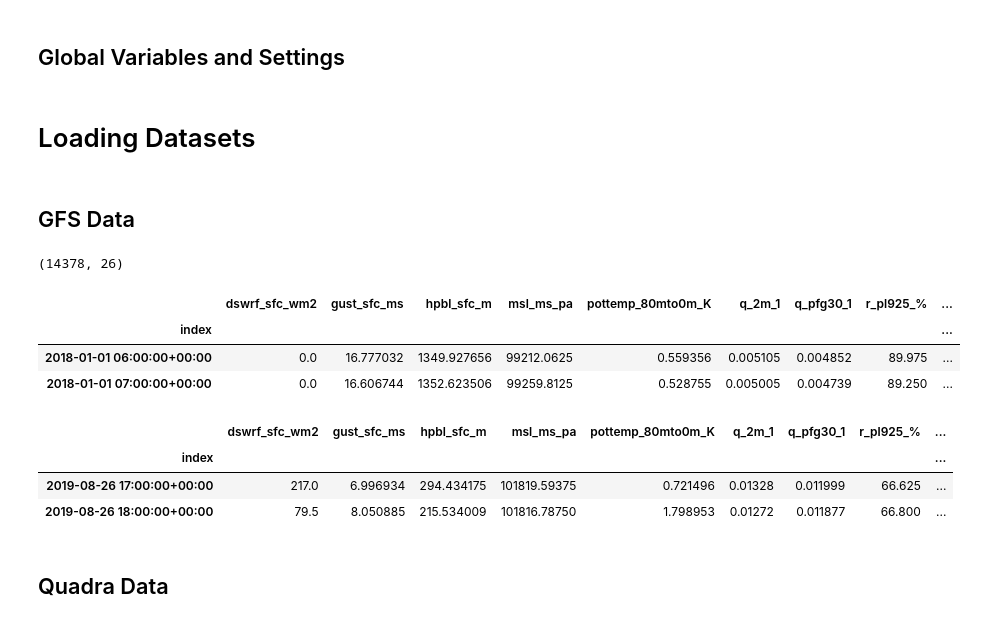
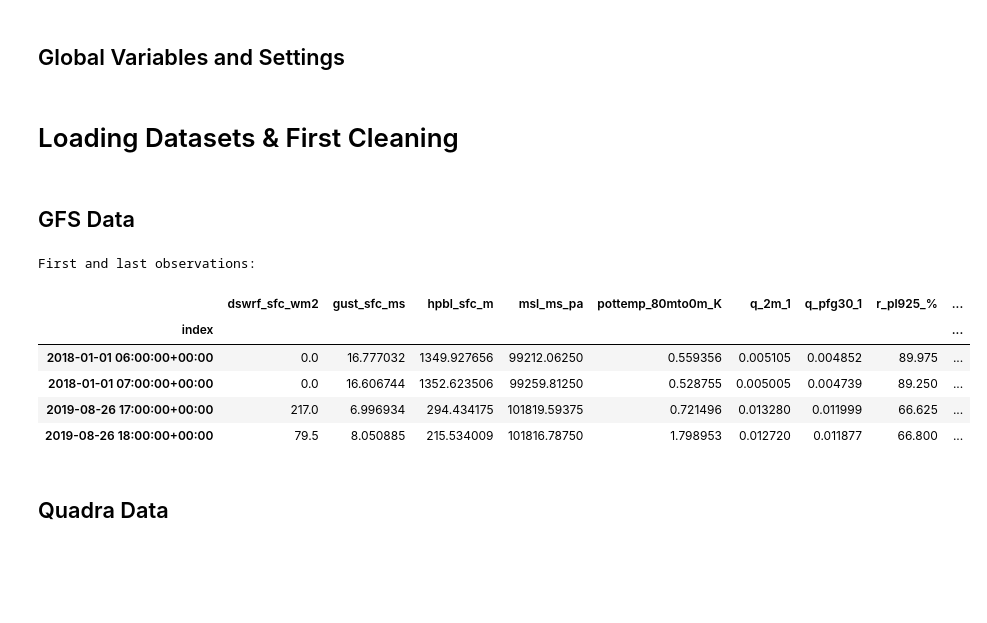
Before and after one commit to JonJae/TimeSeriesPrediction_FeedInMngmt, a Jupyter notebook: FeedInMngmt_EDA.ipynb, the cells around one changed output. Saved outputs shown, nothing was run; the diff lists cells and outputs as text; code cells hidden in the pictures; blank space fills up the shorter version.

```diff
--- a/FeedInMngmt_EDA.ipynb
+++ b/FeedInMngmt_EDA.ipynb
@@ -75,7 +75,7 @@ warnings.filterwarnings('ignore')
 pd.set_option('display.max_columns', None)
 RSEED = 42
 # %% [markdown]
-# Loading Datasets
+# Loading Datasets & First Cleaning
 # %% [markdown]
 ## GFS Data
 # %%
@@ -84,22 +84,17 @@ with open('./data/griddata_gfs_us_20180101_20190826_03_final.p', 'rb') as f:
     u = pickle._Unpickler(f)
     u.encoding = 'latin1'
     df_features = u.load()
-# %%
-print(df_features.shape)
-df_features.head(2)
-# %% [output]
-(14378, 26)
-|  | dswrf_sfc_wm2 | gust_sfc_ms | hpbl_sfc_m | msl_ms_pa | pottemp_80mto0m_K | q_2m_1 | q_pfg30_1 | r_pl925_% | ... |
-| index |  |  |  |  |  |  |  |  | ... |
-| 2018-01-01 06:00:00+00:00 | 0.0 | 16.777032 | 1349.927656 | 99212.0625 | 0.559356 | 0.005105 | 0.004852 | 89.975 | ... |
-| 2018-01-01 07:00:00+00:00 | 0.0 | 16.606744 | 1352.623506 | 99259.8125 | 0.528755 | 0.005005 | 0.004739 | 89.250 | ... |
-# %%
-df_features.tail(2)
-# %% [output]
-|  | dswrf_sfc_wm2 | gust_sfc_ms | hpbl_sfc_m | msl_ms_pa | pottemp_80mto0m_K | q_2m_1 | q_pfg30_1 | r_pl925_% | ... |
-| index |  |  |  |  |  |  |  |  | ... |
-| 2019-08-26 17:00:00+00:00 | 217.0 | 6.996934 | 294.434175 | 101819.59375 | 0.721496 | 0.01328 | 0.011999 | 66.625 | ... |
-| 2019-08-26 18:00:00+00:00 | 79.5 | 8.050885 | 215.534009 | 101816.78750 | 1.798953 | 0.01272 | 0.011877 | 66.800 | ... |
+# %%
+print('First and last observations:')
+pd.concat([df_features.head(2), df_features.tail(2)])
+# %% [output]
+First and last observations:
+|  | dswrf_sfc_wm2 | gust_sfc_ms | hpbl_sfc_m | msl_ms_pa | pottemp_80mto0m_K | q_2m_1 | q_pfg30_1 | r_pl925_% | ... |
+| index |  |  |  |  |  |  |  |  | ... |
+| 2018-01-01 06:00:00+00:00 | 0.0 | 16.777032 | 1349.927656 | 99212.06250 | 0.559356 | 0.005105 | 0.004852 | 89.975 | ... |
+| 2018-01-01 07:00:00+00:00 | 0.0 | 16.606744 | 1352.623506 | 99259.81250 | 0.528755 | 0.005005 | 0.004739 | 89.250 | ... |
+| 2019-08-26 17:00:00+00:00 | 217.0 | 6.996934 | 294.434175 | 101819.59375 | 0.721496 | 0.013280 | 0.011999 | 66.625 | ... |
+| 2019-08-26 18:00:00+00:00 | 79.5 | 8.050885 | 215.534009 | 101816.78750 | 1.798953 | 0.012720 | 0.011877 | 66.800 | ... |
 # %%
 # rename columns which contains symbols
 df_features = df_features.rename(columns={'r_pl925_%': 'r_pl925_perc','r_pl950_%': 'r_pl950_perc',
```
Also changed, not shown: parts of 36 cells of this notebook, 1 other file.
